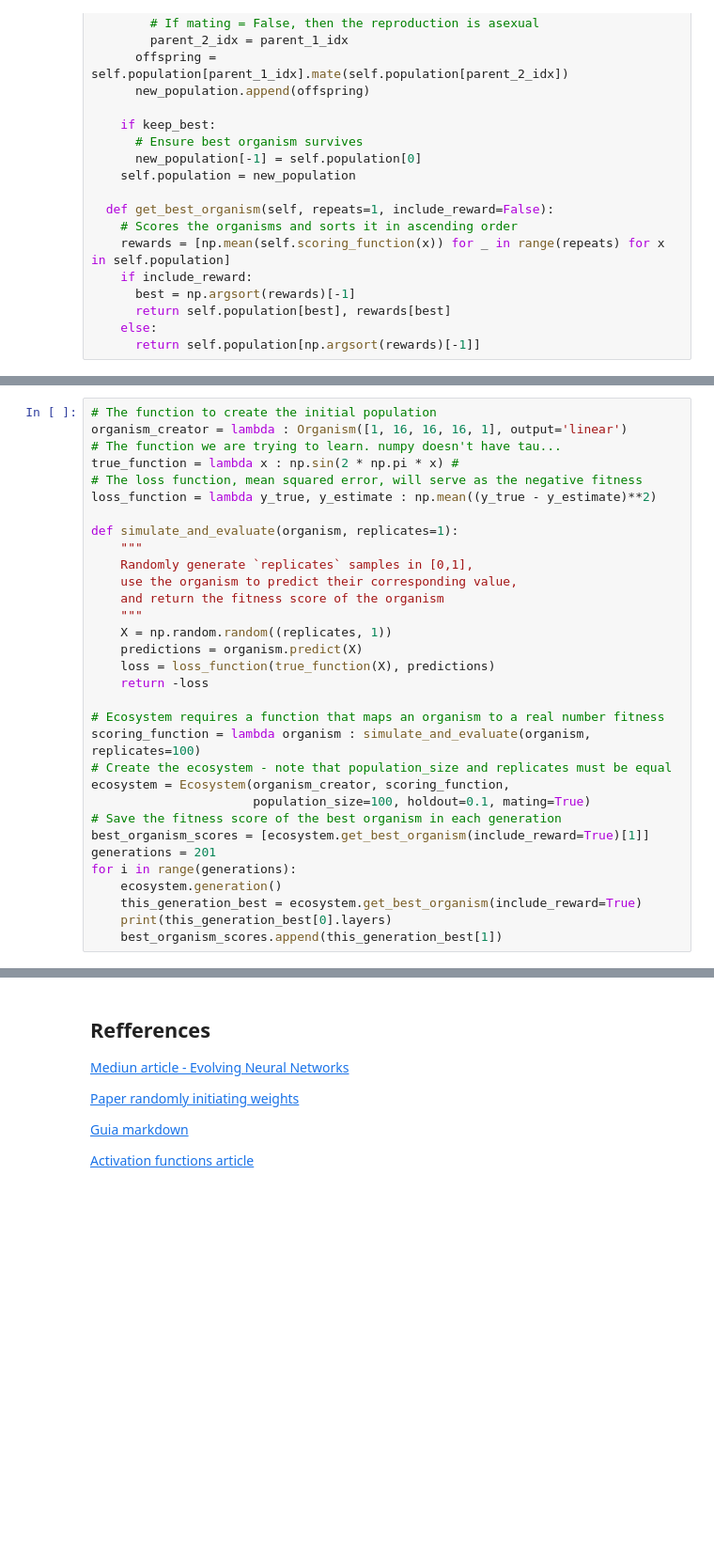
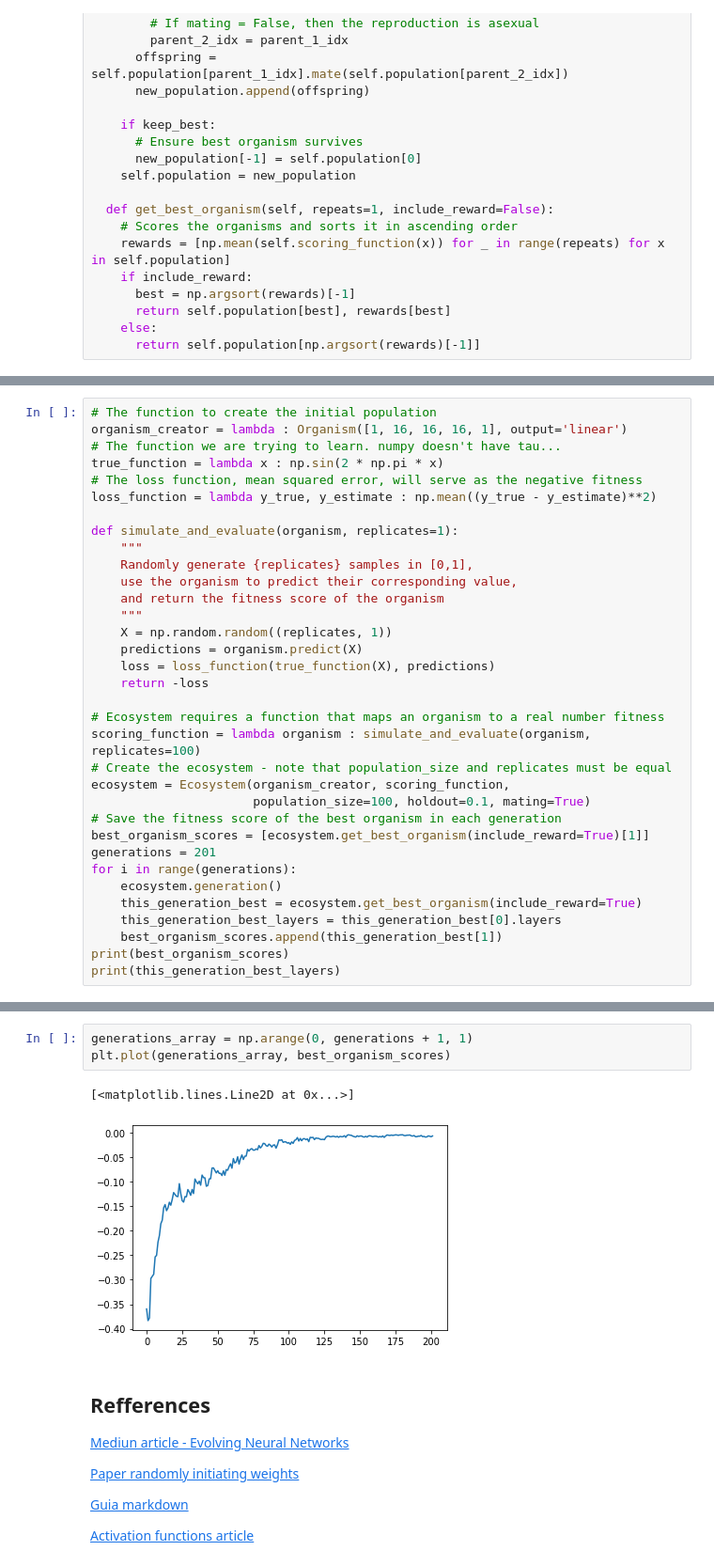
Before and after one commit to williambrunos/Deep-Learning-Neuro-evolution, a Jupyter notebook: Fundamentals/evolving_neural_networks.ipynb, the cells around one changed output, grey strips where cells are left out. Shown: that part at 94% size. Cells and saved outputs as stored; diff of their text form; blank space fills up the shorter version.

Commit message:
Plotting fitness over generations

```diff
--- a/Fundamentals/evolving_neural_networks.ipynb
+++ b/Fundamentals/evolving_neural_networks.ipynb
@@ -266,13 +277,13 @@ class Ecosystem():
 # The function to create the initial population
 organism_creator = lambda : Organism([1, 16, 16, 16, 1], output='linear')
 # The function we are trying to learn. numpy doesn't have tau...
-true_function = lambda x : np.sin(2 * np.pi * x) #
+true_function = lambda x : np.sin(2 * np.pi * x)
 # The loss function, mean squared error, will serve as the negative fitness
 loss_function = lambda y_true, y_estimate : np.mean((y_true - y_estimate)**2)
 
 def simulate_and_evaluate(organism, replicates=1):
     """
-    Randomly generate `replicates` samples in [0,1],
+    Randomly generate {replicates} samples in [0,1],
     use the organism to predict their corresponding value,
     and return the fitness score of the organism
     """
@@ -292,6 +303,8 @@ generations = 201
 for i in range(generations):
     ecosystem.generation()
     this_generation_best = ecosystem.get_best_organism(include_reward=True)
-    print(this_generation_best[0].layers)
+    this_generation_best_layers = this_generation_best[0].layers
     best_organism_scores.append(this_generation_best[1])
+print(best_organism_scores)
+print(this_generation_best_layers)
 # %% [output]
@@ -315,3 +349,9 @@ A saída de streaming foi truncada nas últimas 5000 linhas.
+# %%
+generations_array = np.arange(0, generations + 1, 1)
+plt.plot(generations_array, best_organism_scores)
+# %% [output]
+[<matplotlib.lines.Line2D at 0x...>]
+[figure, added]
 # %% [markdown]
 ## Refferences
 
```
Also changed, not shown: parts of 4 cells of this notebook.
